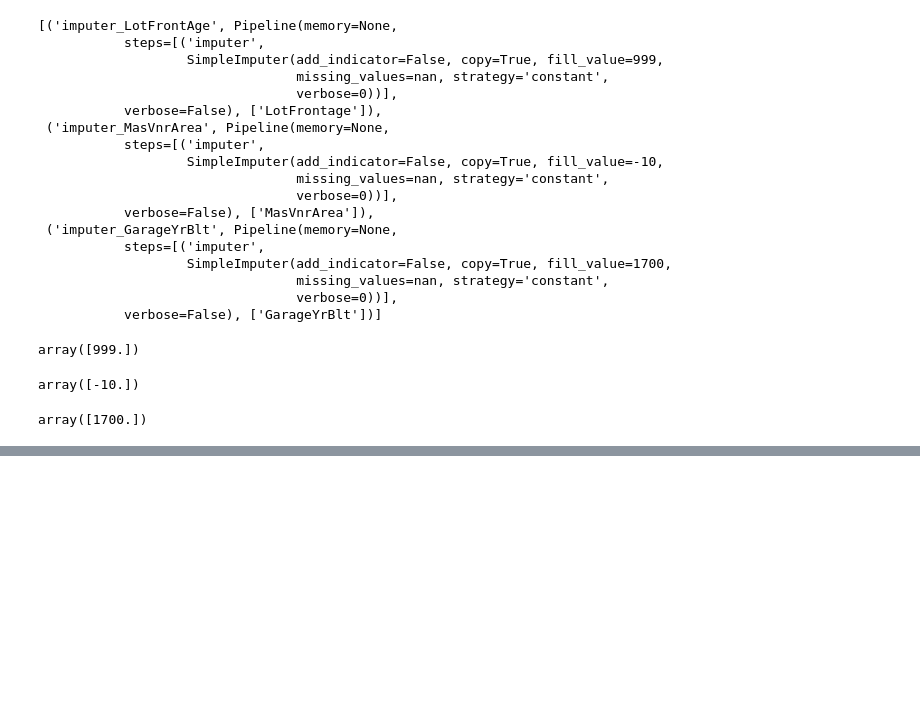
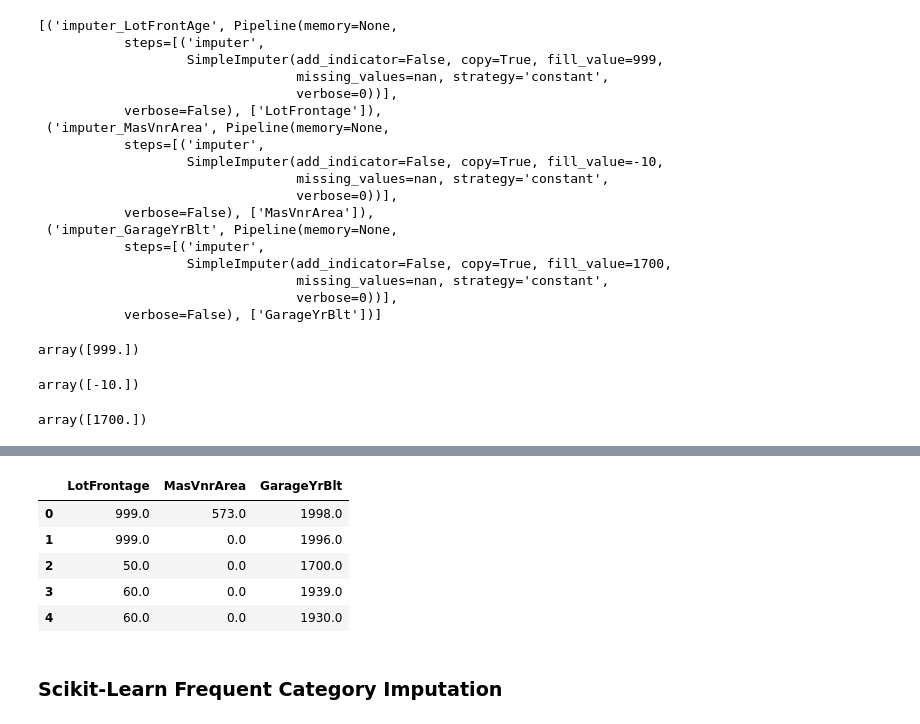
Before and after one commit to KarthikKothareddy/FeatureEngineering, a Jupyter notebook: Imputations_sklearn_1.ipynb, the cells around one changed output, grey strips where cells are left out. Saved outputs shown, nothing was run; the diff lists cells and outputs as text; code cells hidden in the pictures; blank space fills up the shorter version.

```diff
--- a/Imputations_sklearn_1.ipynb
+++ b/Imputations_sklearn_1.ipynb
@@ -532,7 +532,7 @@ preprocessor.named_transformers_['imputer_GarageYrBlt'].named_steps['imputer'].s
 array([1700.])
 # %%
 # and now we can impute the data
-x_train = preprocessor.transform(X_train)
-X_test = preprocessor.transform(X_test)
+x_train = preprocessor.transform(x_train)
+x_test = preprocessor.transform(x_test)
 
-X_train
+x_train
@@ -538,0 +547,14 @@ X_train
+# %%
+pd.DataFrame(
+    x_train,
+    columns=features_LotFrontAge + features_MasVnrArea + features_GarageYrBlt
+).head()
+# %% [output]
+|  | LotFrontage | MasVnrArea | GarageYrBlt |
+| 0 | 999.0 | 573.0 | 1998.0 |
+| 1 | 999.0 | 0.0 | 1996.0 |
+| 2 | 50.0 | 0.0 | 1700.0 |
+| 3 | 60.0 | 0.0 | 1939.0 |
+| 4 | 60.0 | 0.0 | 1930.0 |
+# %% [markdown]
+### Scikit-Learn Frequent Category Imputation
```
Also changed, not shown: parts of 2 cells of this notebook.
